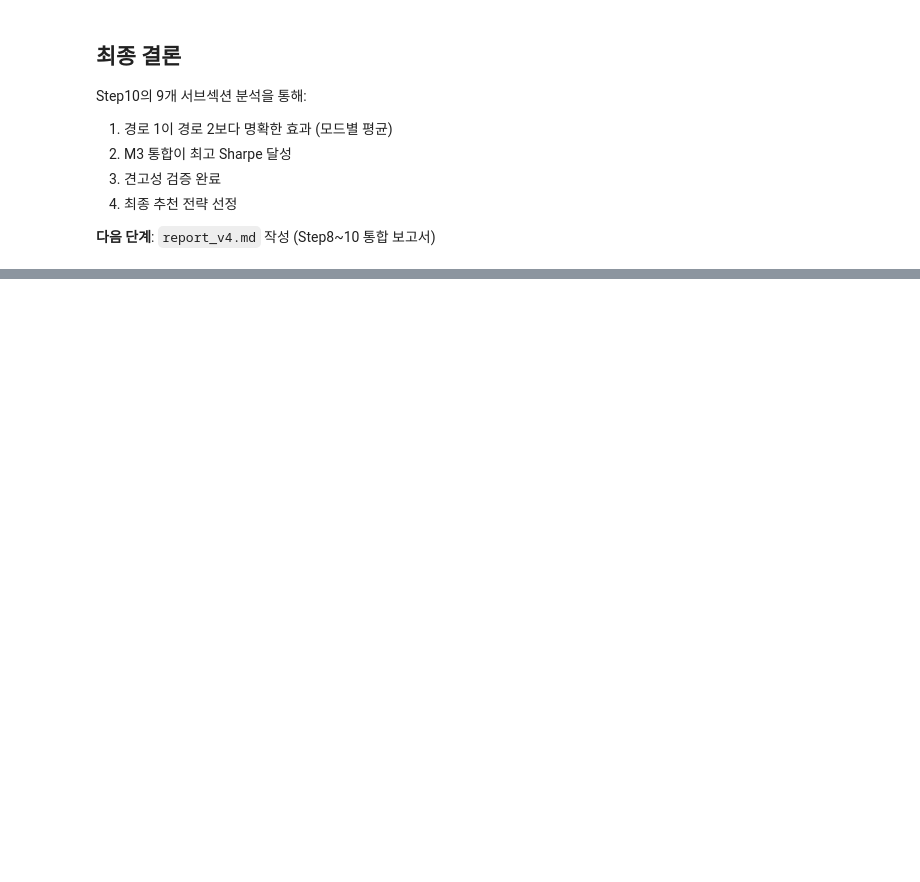
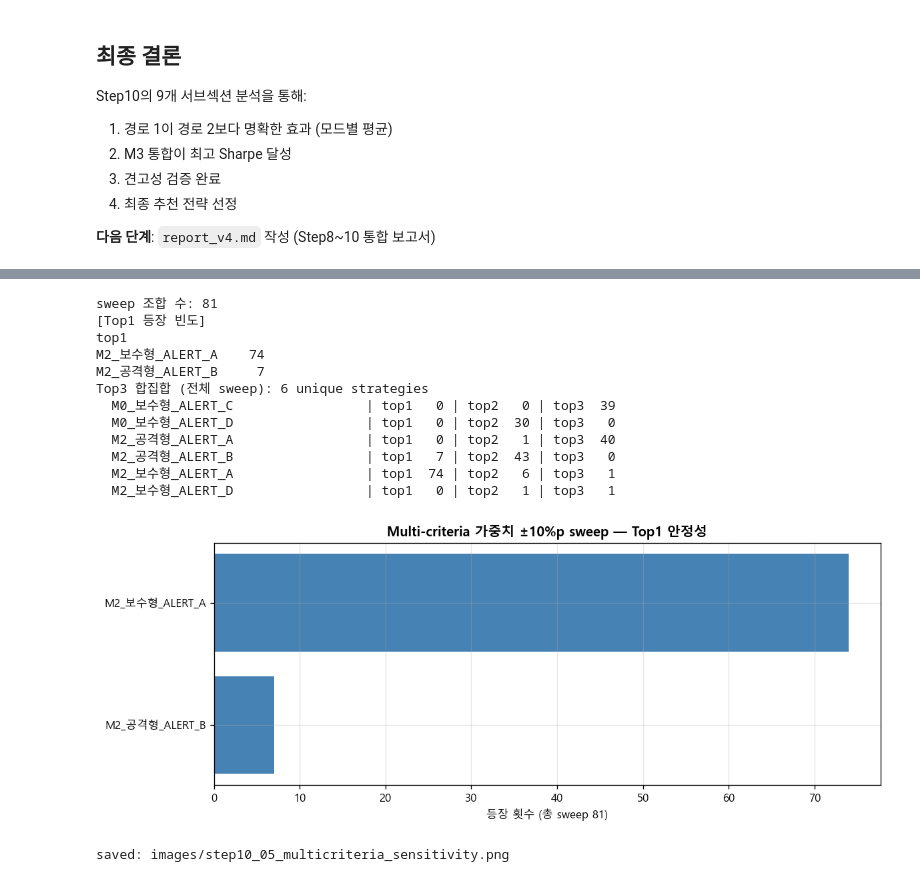
Before and after one commit to sybeom528/finance_project, a Jupyter notebook: 김재천/Guide/Step10_Ablation_Final.ipynb, the cells around one changed output, grey strips where cells are left out. Cells and saved outputs as stored; diff of their text form; code cells hidden in the pictures; blank space fills up the shorter version.

```diff
--- a/김재천/Guide/Step10_Ablation_Final.ipynb
+++ b/김재천/Guide/Step10_Ablation_Final.ipynb
@@ -1292,0 +1381,78 @@ Step10의 9개 서브섹션 분석을 통해:
+# %%
+import itertools
+import numpy as np
+
+base_W = {'sharpe': 0.35, 'mdd': 0.25, 'calmar': 0.20, 'sortino': 0.20}
+delta = 0.10
+
+# 4 metrics × {-d, 0, +d} = 81 combos. 정규화 후 평가
+def normalized_weights(w_dict):
+    s = sum(w_dict.values())
+    return {k: v / s for k, v in w_dict.items()}
+
+# Top1 기준 strategy를 따라가며 sweep
+sens = []
+for combo in itertools.product([-delta, 0, delta], repeat=4):
+    W2 = {k: max(base_W[k] + d, 0.001) for k, d in zip(['sharpe', 'mdd', 'calmar', 'sortino'], combo)}
+    W2 = normalized_weights(W2)
+    score = (W2['sharpe']  * strategy_df['sharpe_rank'] +
+             W2['mdd']     * strategy_df['mdd_rank'] +
+             W2['calmar']  * strategy_df['calmar_rank'] +
+             W2['sortino'] * strategy_df['sortino_rank'])
+    top3 = score.sort_values().head(3).index.tolist()
+    sens.append({
+        'w_sharpe': round(W2['sharpe'], 3),
+        'w_mdd': round(W2['mdd'], 3),
+        'w_calmar': round(W2['calmar'], 3),
+        'w_sortino': round(W2['sortino'], 3),
+        'top1': top3[0],
+        'top2': top3[1],
+        'top3': top3[2],
+    })
+
+sens_df = pd.DataFrame(sens)
+sens_df.to_csv(DATA_DIR / 'step10_multicriteria_sweep.csv', index=False)
+print(f'sweep 조합 수: {len(sens_df)}')
+
+# Top 1 안정성: 등장 빈도
+top1_counts = sens_df['top1'].value_counts()
+print('[Top1 등장 빈도]')
+print(top1_counts.head().to_string())
+
+# Top 3 합집합 (어느 전략이 어느 sweep에서든 Top 3에 포함되는지)
+top3_set = set(sens_df['top1']) | set(sens_df['top2']) | set(sens_df['top3'])
+print(f'Top3 합집합 (전체 sweep): {len(top3_set)} unique strategies')
+for s in sorted(top3_set):
+    in_top1 = (sens_df['top1'] == s).sum()
+    in_top2 = (sens_df['top2'] == s).sum()
+    in_top3 = (sens_df['top3'] == s).sum()
+    print(f'  {s:30s} | top1 {in_top1:3d} | top2 {in_top2:3d} | top3 {in_top3:3d}')
+
+# 시각화: sweep 격자에서 top1이 어떻게 변하는지
+import matplotlib.pyplot as plt
+fig, ax = plt.subplots(figsize=(10, 4))
+counts = sens_df['top1'].value_counts()
+ax.barh(counts.index[:10], counts.values[:10], color='steelblue')
+ax.invert_yaxis()
+ax.set_xlabel('등장 횟수 (총 sweep ' + str(len(sens_df)) + ')')
+ax.set_title('Multi-criteria 가중치 ±10%p sweep — Top1 안정성', fontweight='bold')
+ax.grid(alpha=0.3)
+plt.tight_layout()
+fig.savefig(IMG_DIR / 'step10_05_multicriteria_sensitivity.png', dpi=130, bbox_inches='tight')
+plt.show()
+print(f'saved: images/step10_05_multicriteria_sensitivity.png')
+# %% [output]
+sweep 조합 수: 81
+[Top1 등장 빈도]
+top1
+M2_보수형_ALERT_A    74
+M2_공격형_ALERT_B     7
+Top3 합집합 (전체 sweep): 6 unique strategies
+  M0_보수형_ALERT_C                 | top1   0 | top2   0 | top3  39
+  M0_보수형_ALERT_D                 | top1   0 | top2  30 | top3   0
+  M2_공격형_ALERT_A                 | top1   0 | top2   1 | top3  40
+  M2_공격형_ALERT_B                 | top1   7 | top2  43 | top3   0
+  M2_보수형_ALERT_A                 | top1  74 | top2   6 | top3   1
+  M2_보수형_ALERT_D                 | top1   0 | top2   1 | top3   1
+[figure, added]
+saved: images/step10_05_multicriteria_sensitivity.png
```
Also changed, not shown: parts of 10 cells of this notebook, 50 other files.
